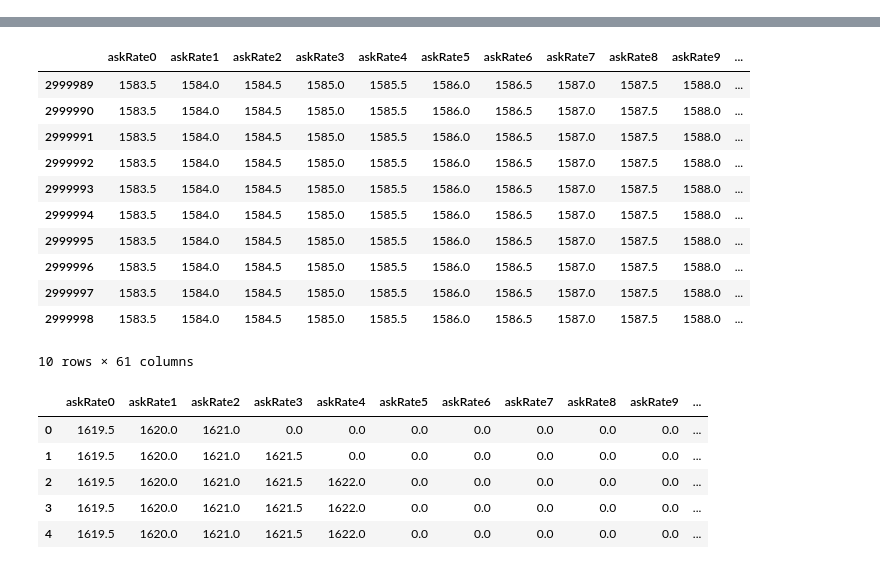
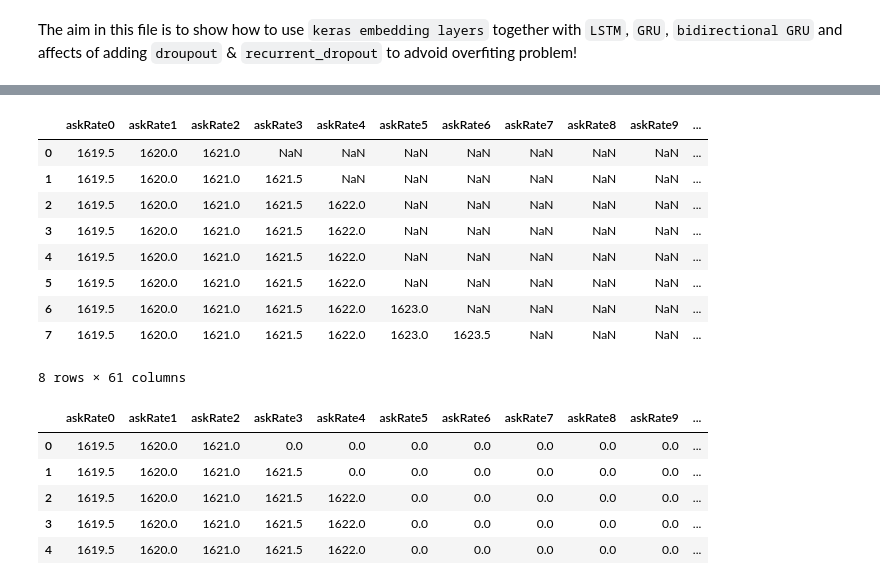
Before and after one commit to NhanDoV/Kaggle-6-first-projects, a Jupyter notebook: Time_series/XTX Challenge/XTX_challenge using LSTM.ipynb, the cells around one changed output, grey strips where cells are left out. Drawn from its saved outputs; the diff is of its cells as text; code cells hidden in the pictures.

```diff
--- a/Time_series/XTX Challenge/XTX_challenge using LSTM.ipynb
+++ b/Time_series/XTX Challenge/XTX_challenge using LSTM.ipynb
@@ -1,3 +1,5 @@
+# %% [markdown]
+The aim in this file is to show how to use `keras embedding layers` together with `LSTM`, `GRU`, `bidirectional GRU` and affects of adding  `droupout` & `recurrent_dropout` to advoid overfiting problem!
 # %%
 import os
 import numpy as np
@@ -8,5 +10,5 @@ import matplotlib.pyplot as plt
 %time df = pd.read_csv(r"D:\Nhan\Data\XTX_data.csv")
 
 print(df.shape)
-df.tail(10)
+df.head(8)
 # %% [output]
@@ -14,16 +16,14 @@ Wall time: 16.3 s
 (2999999, 61)
 |  | askRate0 | askRate1 | askRate2 | askRate3 | askRate4 | askRate5 | askRate6 | askRate7 | askRate8 | askRate9 | ... |
-| 2999989 | 1583.5 | 1584.0 | 1584.5 | 1585.0 | 1585.5 | 1586.0 | 1586.5 | 1587.0 | 1587.5 | 1588.0 | ... |
-| 2999990 | 1583.5 | 1584.0 | 1584.5 | 1585.0 | 1585.5 | 1586.0 | 1586.5 | 1587.0 | 1587.5 | 1588.0 | ... |
-| 2999991 | 1583.5 | 1584.0 | 1584.5 | 1585.0 | 1585.5 | 1586.0 | 1586.5 | 1587.0 | 1587.5 | 1588.0 | ... |
-| 2999992 | 1583.5 | 1584.0 | 1584.5 | 1585.0 | 1585.5 | 1586.0 | 1586.5 | 1587.0 | 1587.5 | 1588.0 | ... |
-| 2999993 | 1583.5 | 1584.0 | 1584.5 | 1585.0 | 1585.5 | 1586.0 | 1586.5 | 1587.0 | 1587.5 | 1588.0 | ... |
-| 2999994 | 1583.5 | 1584.0 | 1584.5 | 1585.0 | 1585.5 | 1586.0 | 1586.5 | 1587.0 | 1587.5 | 1588.0 | ... |
-| 2999995 | 1583.5 | 1584.0 | 1584.5 | 1585.0 | 1585.5 | 1586.0 | 1586.5 | 1587.0 | 1587.5 | 1588.0 | ... |
-| 2999996 | 1583.5 | 1584.0 | 1584.5 | 1585.0 | 1585.5 | 1586.0 | 1586.5 | 1587.0 | 1587.5 | 1588.0 | ... |
-| 2999997 | 1583.5 | 1584.0 | 1584.5 | 1585.0 | 1585.5 | 1586.0 | 1586.5 | 1587.0 | 1587.5 | 1588.0 | ... |
-| 2999998 | 1583.5 | 1584.0 | 1584.5 | 1585.0 | 1585.5 | 1586.0 | 1586.5 | 1587.0 | 1587.5 | 1588.0 | ... |
+| 0 | 1619.5 | 1620.0 | 1621.0 | NaN | NaN | NaN | NaN | NaN | NaN | NaN | ... |
+| 1 | 1619.5 | 1620.0 | 1621.0 | 1621.5 | NaN | NaN | NaN | NaN | NaN | NaN | ... |
+| 2 | 1619.5 | 1620.0 | 1621.0 | 1621.5 | 1622.0 | NaN | NaN | NaN | NaN | NaN | ... |
+| 3 | 1619.5 | 1620.0 | 1621.0 | 1621.5 | 1622.0 | NaN | NaN | NaN | NaN | NaN | ... |
+| 4 | 1619.5 | 1620.0 | 1621.0 | 1621.5 | 1622.0 | NaN | NaN | NaN | NaN | NaN | ... |
+| 5 | 1619.5 | 1620.0 | 1621.0 | 1621.5 | 1622.0 | NaN | NaN | NaN | NaN | NaN | ... |
+| 6 | 1619.5 | 1620.0 | 1621.0 | 1621.5 | 1622.0 | 1623.0 | NaN | NaN | NaN | NaN | ... |
+| 7 | 1619.5 | 1620.0 | 1621.0 | 1621.5 | 1622.0 | 1623.0 | 1623.5 | NaN | NaN | NaN | ... |
-10 rows × 61 columns
+8 rows × 61 columns
 # %%
 df = df = df.fillna(0)
 df.head()
```
Also changed, not shown: parts of 41 cells of this notebook.
